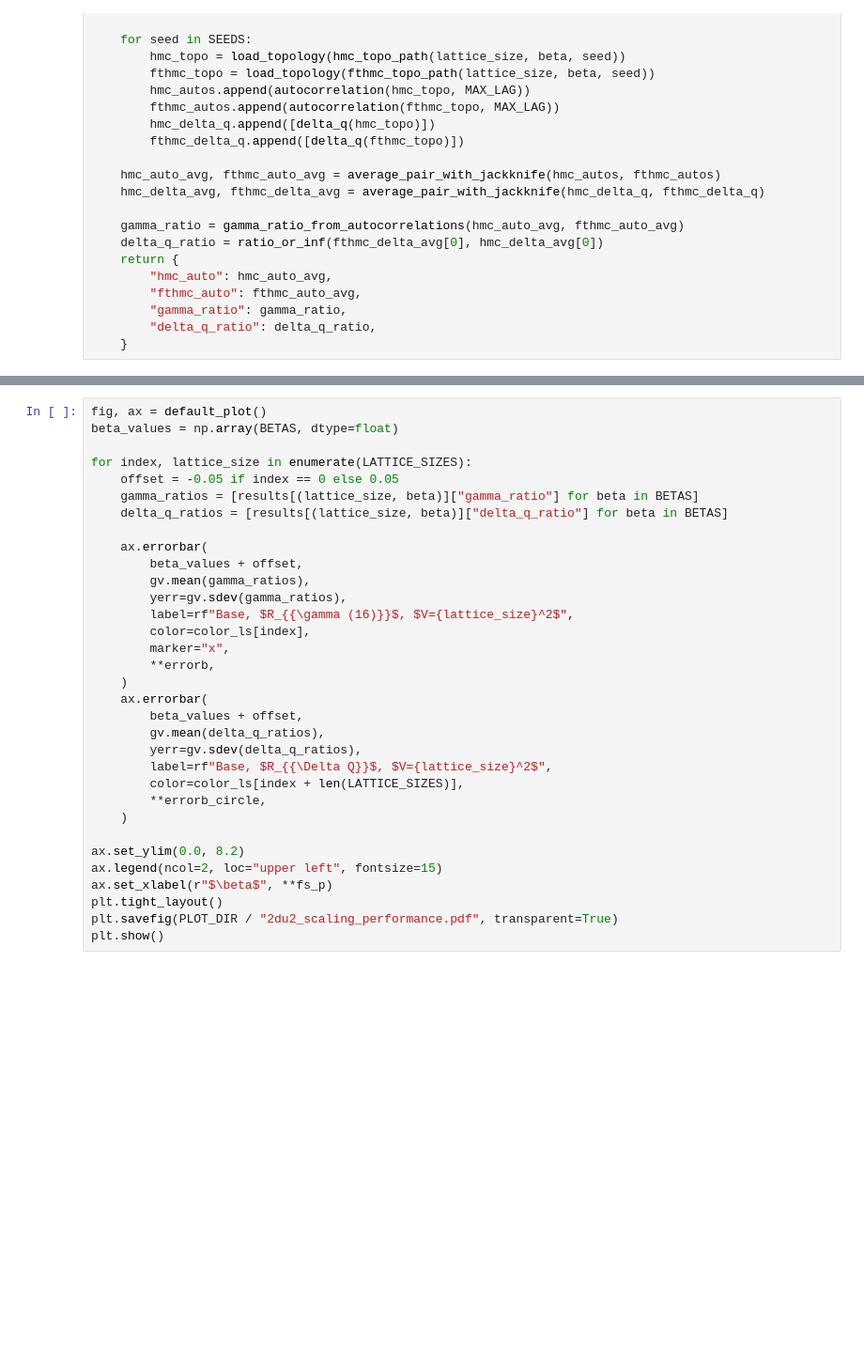
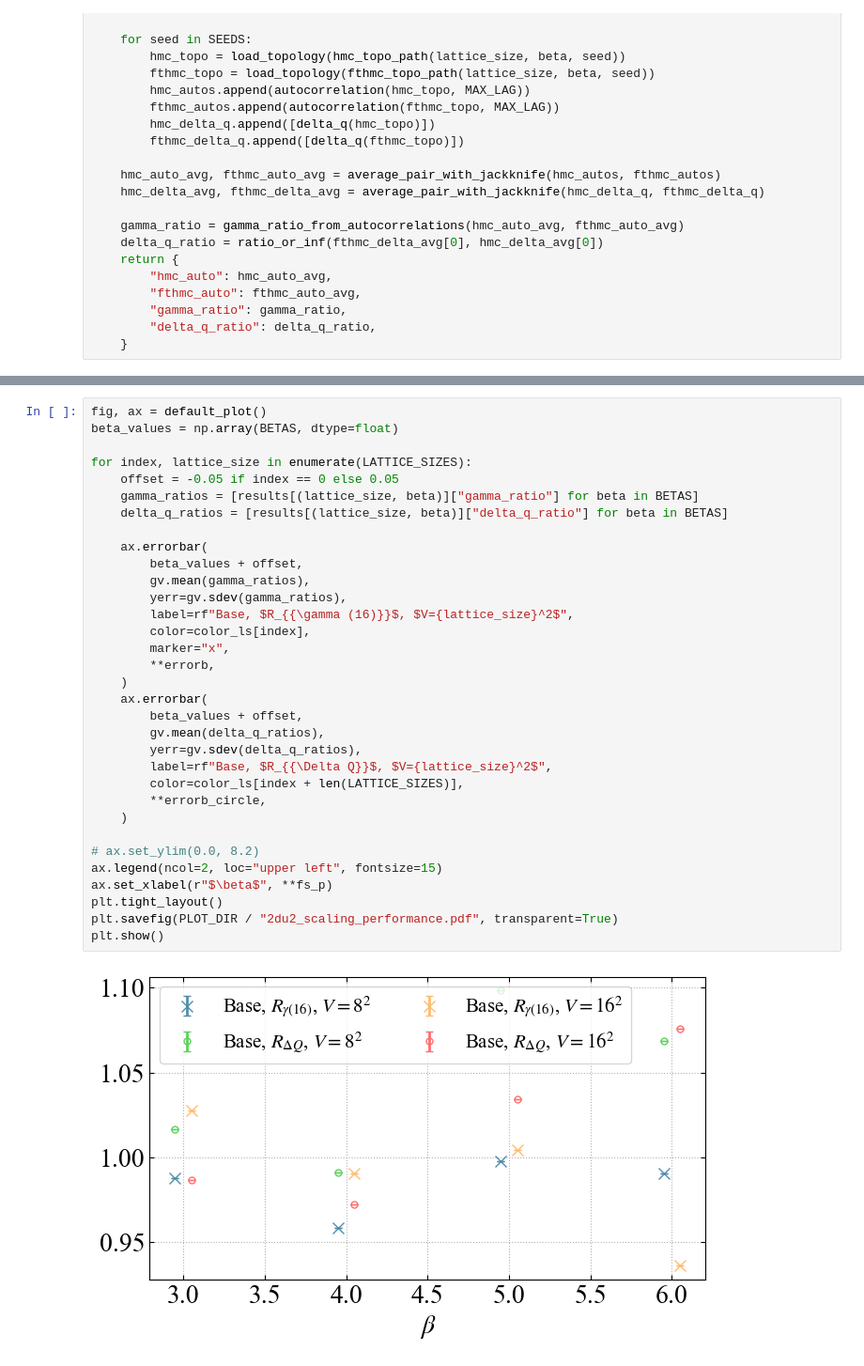
Before and after one commit to Greyyy-HJC/NTHMC, a Jupyter notebook: presentation/2du2_scaling.ipynb, the cells around one changed output, grey strips where cells are left out. Shown at 94% size. Cells and saved outputs as stored; diff of their text form; blank space fills up the shorter version.

```diff
--- a/presentation/2du2_scaling.ipynb
+++ b/presentation/2du2_scaling.ipynb
@@ -137,34 +146,36 @@ fig, ax = default_plot()
 beta_values = np.array(BETAS, dtype=float)
 
 for index, lattice_size in enumerate(LATTICE_SIZES):
     offset = -0.05 if index == 0 else 0.05
     gamma_ratios = [results[(lattice_size, beta)]["gamma_ratio"] for beta in BETAS]
     delta_q_ratios = [results[(lattice_size, beta)]["delta_q_ratio"] for beta in BETAS]
 
     ax.errorbar(
         beta_values + offset,
         gv.mean(gamma_ratios),
         yerr=gv.sdev(gamma_ratios),
         label=rf"Base, $R_{{\gamma (16)}}$, $V={lattice_size}^2$",
         color=color_ls[index],
         marker="x",
         **errorb,
     )
     ax.errorbar(
         beta_values + offset,
         gv.mean(delta_q_ratios),
         yerr=gv.sdev(delta_q_ratios),
         label=rf"Base, $R_{{\Delta Q}}$, $V={lattice_size}^2$",
         color=color_ls[index + len(LATTICE_SIZES)],
         **errorb_circle,
     )
 
-ax.set_ylim(0.0, 8.2)
+# ax.set_ylim(0.0, 8.2)
 ax.legend(ncol=2, loc="upper left", fontsize=15)
 ax.set_xlabel(r"$\beta$", **fs_p)
 plt.tight_layout()
 plt.savefig(PLOT_DIR / "2du2_scaling_performance.pdf", transparent=True)
 plt.show()
+# %% [output]
+[figure, added]
 # %%
 SELECTED_L = 8
 SELECTED_BETA = 3.0
```
Also changed, not shown: parts of 2 cells of this notebook, 43 other files.
